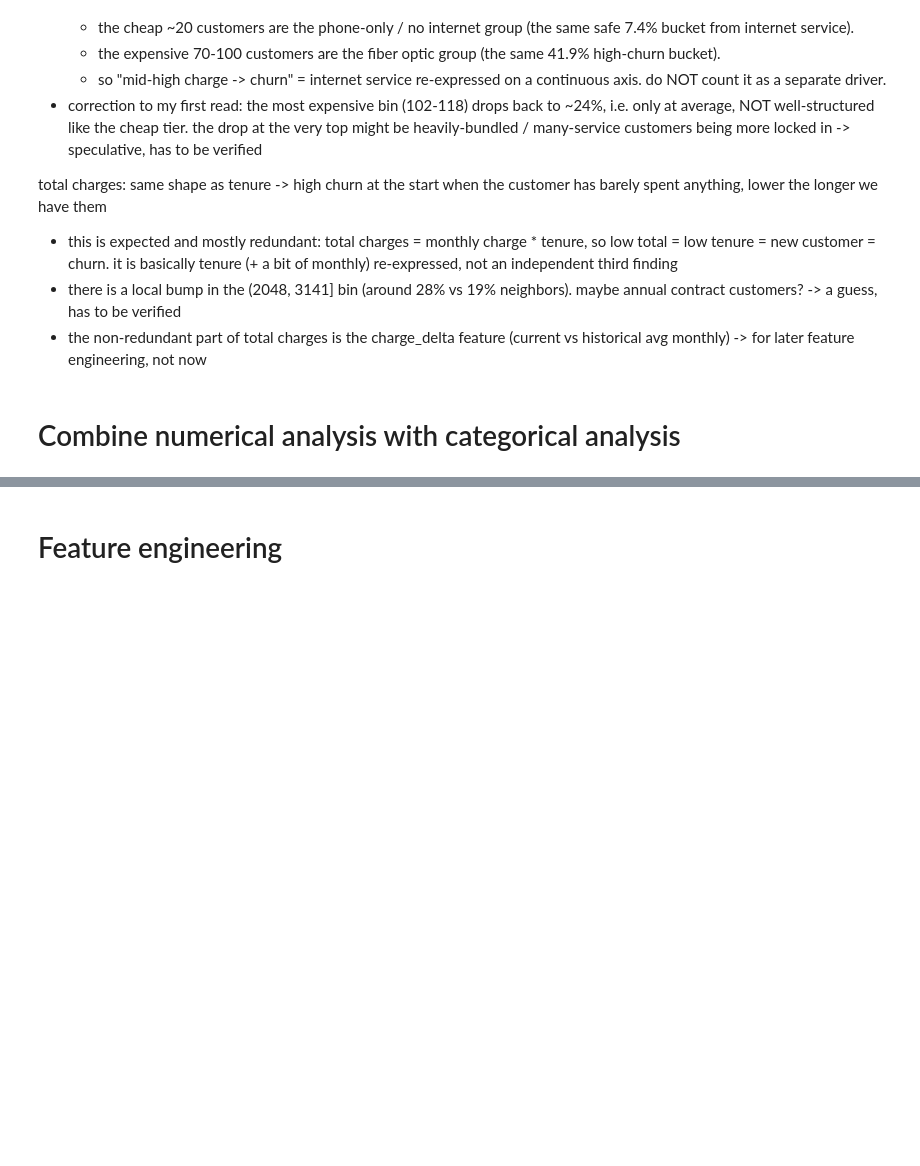
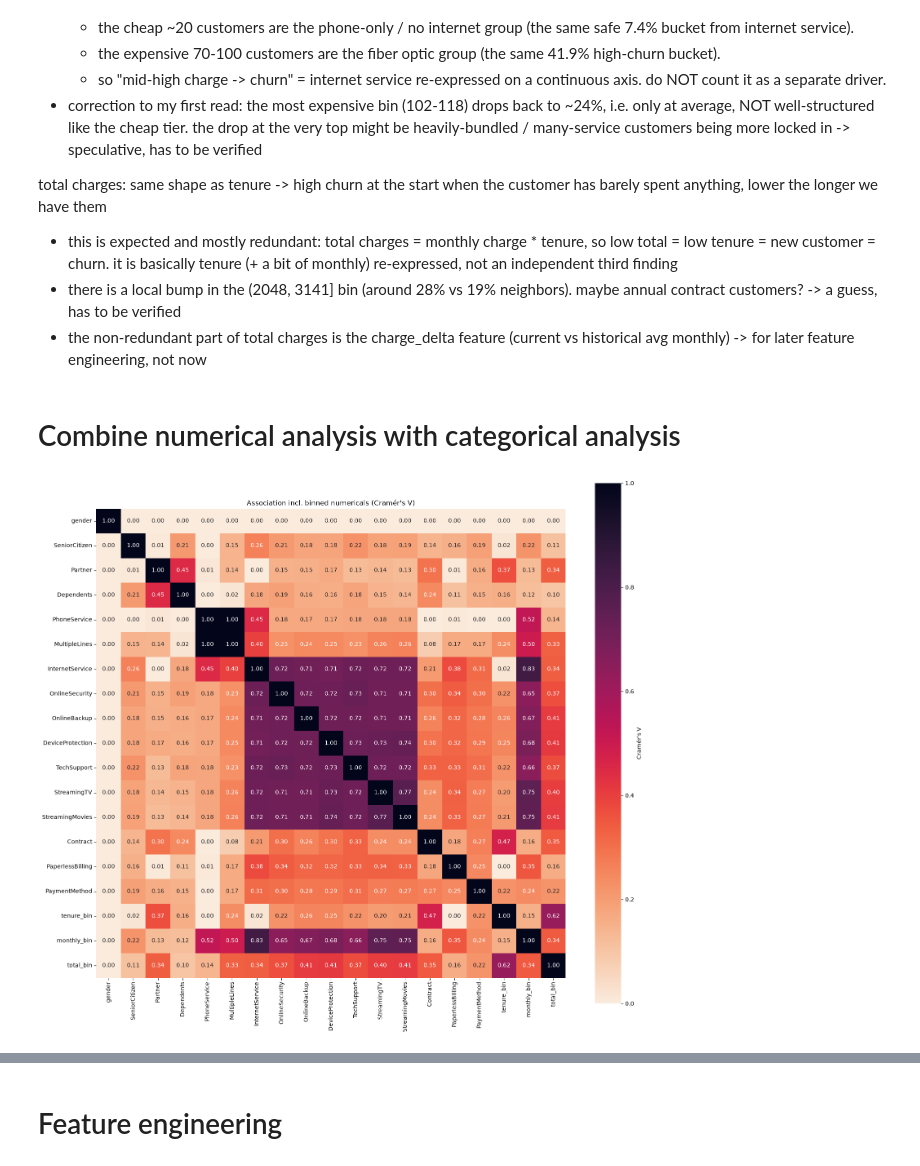
Before and after one commit to danielLutziger/churn-investigation, a Jupyter notebook: churn_data_analysis.ipynb, the cells around one changed output, grey strips where cells are left out. Saved outputs shown, nothing was run; the diff lists cells and outputs as text; code cells hidden in the pictures; blank space fills up the shorter version.

```diff
--- a/churn_data_analysis.ipynb
+++ b/churn_data_analysis.ipynb
@@ -154,14 +154,19 @@ def non_numerical_churn_distribution(df, columns, target='Churn'):
 
 def cramers_v(x, y):
     """
-        Calculate the correlation via Cramer's V between two categorical variables.
+        Calculate the correlation via Cramer's V between two categorical variables
         (similar to pearson correlation, but for categorical variables)
+        -- using chi squared to calculate the correlation between two categorical variables
     """
     confusion = pd.crosstab(x, y)
-    chi2 = chi2_contingency(confusion)[0]
-    n = confusion.sum().sum()
+    chi2 = chi2_contingency(confusion)[0] # small chi2 value means that the two variables are independent, while a large chi2 value indicates that they are dependent
+    n = confusion.sum().sum() # normalize the chi2 value by the total number of observations to get a value between 0 and 1
     phi2 = chi2 / n
     r, k = confusion.shape
+
+    # apply bias correction (Bergsma)
+    # reasoning: independent pairs land near 0 instead of a positive, it basically just corrects for the fact that the chi2 value is always positive,
+    # even for independent variables, and it also corrects for the fact that the chi2 value is larger for larger sample sizes
     phi2corr = max(0, phi2 - (k - 1) * (r - 1) / (n - 1))
     rcorr = r - (r - 1) ** 2 / (n - 1)
     kcorr = k - (k - 1) ** 2 / (n - 1)
@@ -171,9 +176,10 @@ def cramers_v(x, y):
 
 def categorical_association_matrix(df, columns):
     """
-        Drawing the matrix of Cramer's V values for all combinations of categorical variables in the dataframe.
+        Create a  the matrix of Cramer's V values for all combinations of categorical variables in the dataframe
     """
     m = pd.DataFrame(np.eye(len(columns)), index=columns, columns=columns)
+    # just iterate over every cell block combo and fill in the cramber values that are cleansed to build the matrix
     for c1, c2 in itertools.combinations(columns, 2):
         v = cramers_v(df[c1], df[c2])
         m.loc[c1, c2] = m.loc[c2, c1] = v
@@ -343,4 +368,18 @@ total charges: same shape as tenure -> high churn at the start when the customer
 # %% [markdown]
 # Combine numerical analysis with categorical analysis
 # %%
-## combine numericals
+# bin the numericals so they can enter the categorical matrix
+df['tenure_bin']  = pd.cut(df['tenure'], bins=[0, 3, 6, 12, 24, 48, 72], include_lowest=True)
+df['monthly_bin'] = pd.qcut(df['MonthlyCharges'], q=5, duplicates='drop')
+df['total_bin']   = pd.qcut(df['TotalCharges'],   q=5, duplicates='drop')
+
+binned_num = ['tenure_bin', 'monthly_bin', 'total_bin']
+assoc = categorical_association_matrix(df, cat_cols + binned_num)
+
+plt.figure(figsize=(16, 14))
+sns.heatmap(assoc, annot=True, fmt='.2f', cmap='rocket_r', square=True,
+            cbar_kws={'label': "Cramér's V"})
+plt.title("Association incl. binned numericals (Cramér's V)")
+plt.tight_layout(); plt.show()
+# %% [output]
+[figure, added]
```
Also changed, not shown: parts of 7 cells of this notebook.
